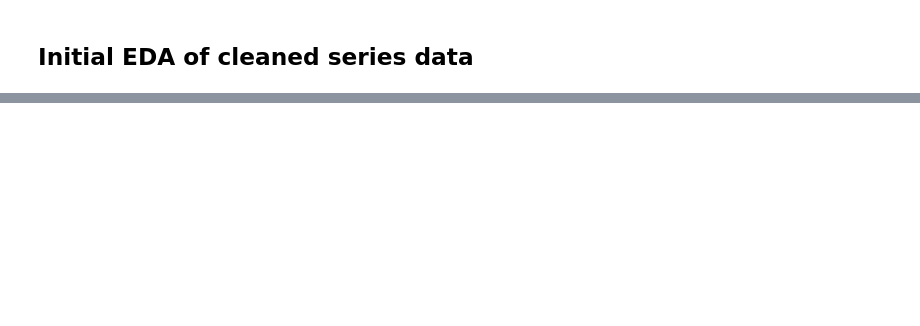
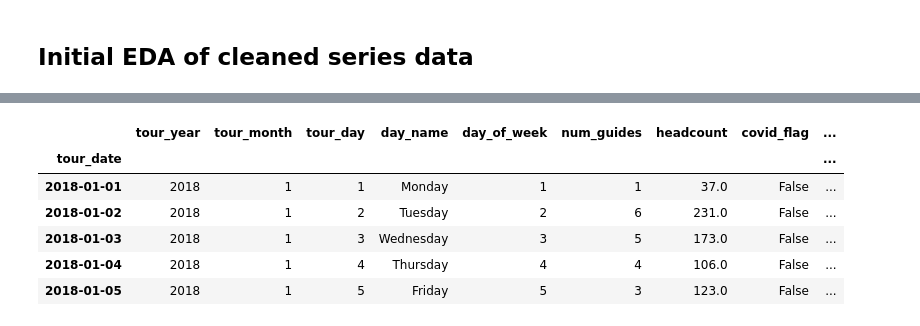
Before and after one commit to Keiren-b/tours, a Jupyter notebook: notebooks/01_eda.ipynb, the cells around one changed output, grey strips where cells are left out. Drawn from its saved outputs; the diff is of its cells as text; code cells hidden in the pictures; blank space fills up the shorter version.

```diff
--- a/notebooks/01_eda.ipynb
+++ b/notebooks/01_eda.ipynb
@@ -11,9 +14,12 @@ from tours import config
 # %%
-def load_clean_data():
-    df = pd.read_csv(
-        config.PROCESSED_DATA_DIR / "morning.csv",
-        parse_dates=[config.DATE_COL],
-    )
-    df = df.sort_values(config.DATE_COL).set_index(config.DATE_COL, drop=True)
-    return df.asfreq("D")
-x = load_clean_data()
+df = dataset.load_clean_data()
+df = dataset.cutoff_series(df)
+df.head()
+# %% [output]
+|  | tour_year | tour_month | tour_day | day_name | day_of_week | num_guides | headcount | covid_flag | ... |
+| tour_date |  |  |  |  |  |  |  |  | ... |
+| 2018-01-01 | 2018 | 1 | 1 | Monday | 1 | 1 | 37.0 | False | ... |
+| 2018-01-02 | 2018 | 1 | 2 | Tuesday | 2 | 6 | 231.0 | False | ... |
+| 2018-01-03 | 2018 | 1 | 3 | Wednesday | 3 | 5 | 173.0 | False | ... |
+| 2018-01-04 | 2018 | 1 | 4 | Thursday | 4 | 4 | 106.0 | False | ... |
+| 2018-01-05 | 2018 | 1 | 5 | Friday | 5 | 3 | 123.0 | False | ... |
```
Also changed, not shown: parts of 12 cells of this notebook, 10 other files.
